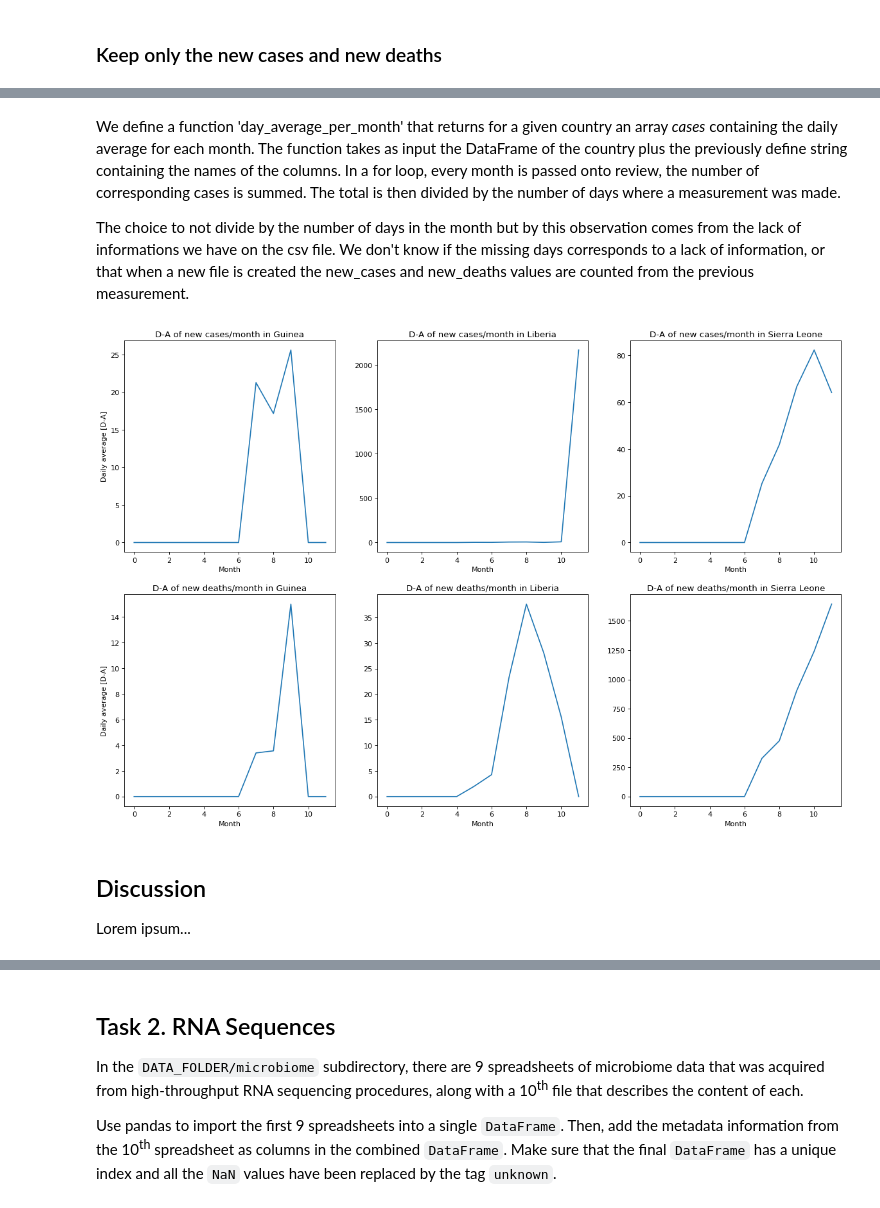
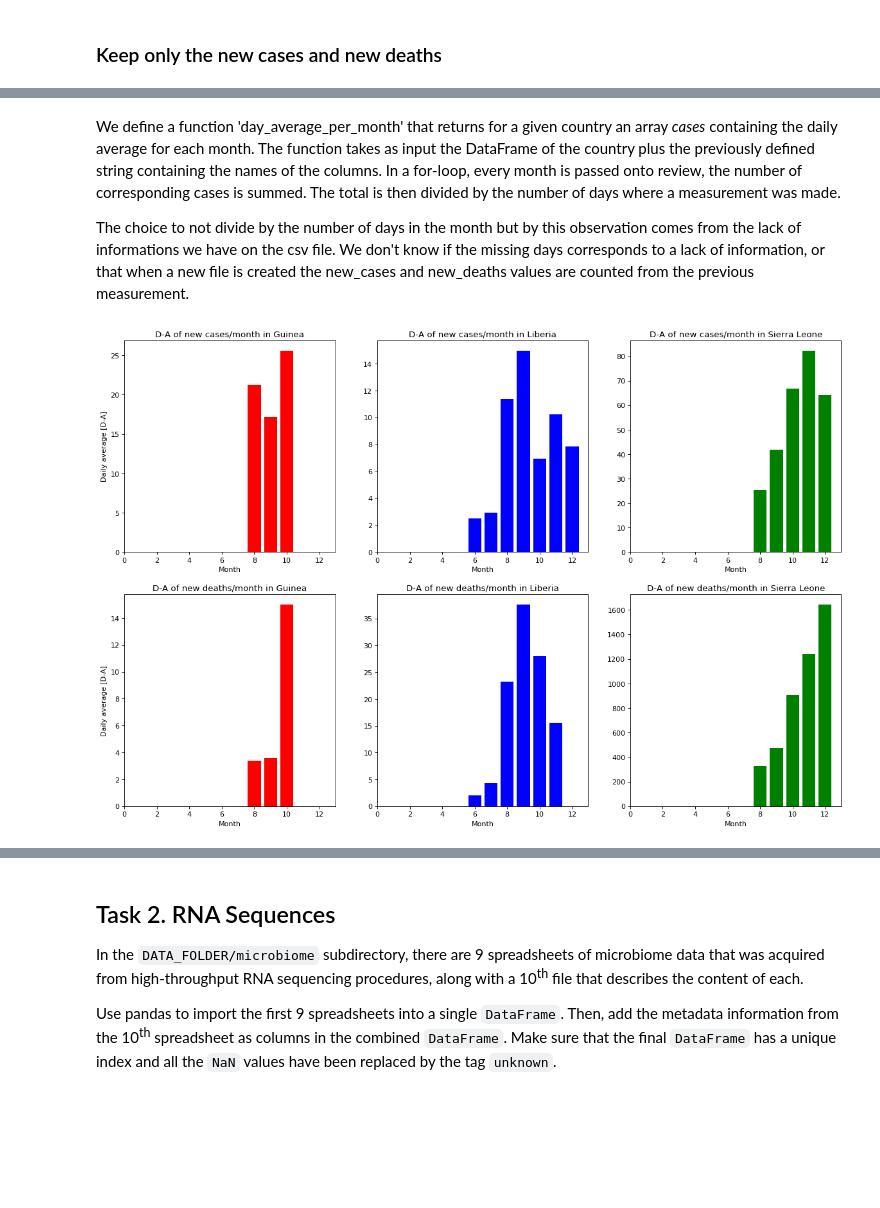
Before and after one commit to julied20/ada-2017, a Jupyter notebook: Homeworks/Homework01/Homework_1_Tristan.ipynb, the cells around one changed output, grey strips where cells are left out. Saved outputs shown, nothing was run; the diff lists cells and outputs as text; code cells hidden in the pictures; blank space fills up the shorter version.

```diff
--- a/Homeworks/Homework01/Homework_1_Tristan.ipynb
+++ b/Homeworks/Homework01/Homework_1_Tristan.ipynb
@@ -52,7 +52,7 @@ noDrop = 0; toDrop = 1
 suspected_percentage = 0.7 * np.ones(12)
 probable_percentage = 0.3  * np.ones(12)
 
-# Name of all columns in each csv files
+# Name of all columns in each csv files + Terms of interest
 guinea_string =  ['Date','Description','Totals','New cases','New deaths registered today']
 sierra_string =  ['date','variable','National','new_confirmed','death_confirmed']
 liberia_string = ['Date','Variable','National','New case/s','Newly reported deaths']
@@ -63,8 +63,8 @@ search_deaths =            ['New deaths registered','Newly reported deaths','dea
 confirmed_to_drop_cases  = ['health']
 confirmed_to_drop_deaths = ['health','probables', 'confirmed', 'suspects']
 
-probable_search_cases  = ['New cases of probables','New Case/s (Probable)','new_probable']
-suspected_search_cases = ['New cases of suspects','New case/s (Suspected)','new_suspected']
+probable_search_cases  = ['New cases of probables','New Case/s \(Probable\)','new_probable']
+suspected_search_cases = ['New cases of suspects','New case/s \(Suspected\)','new_suspected']
 
 null_string = []
 # %%
@@ -96,7 +95,7 @@ sierra_suspected_cases = search_dataframe(sierra_leone_df, sierra_string, suspec
 sierra_probable_cases  = search_dataframe(sierra_leone_df, sierra_string, probable_search_cases, null_string, noDrop)
 sierra_deaths = search_dataframe(sierra_leone_df,sierra_string,search_deaths,null_string, noDrop)
 # %% [markdown]
-We define a function 'day_average_per_month' that returns for a given country an array _cases_ containing the daily average for each month. The function takes as input the DataFrame of the country plus the previously define string containing the names of the columns. In a for loop, every month is passed onto review, the number of corresponding cases is summed. The total is then divided by the number of days where a measurement was made.
+We define a function 'day_average_per_month' that returns for a given country an array _cases_ containing the daily average for each month. The function takes as input the DataFrame of the country plus the previously defined string containing the names of the columns. In a for-loop, every month is passed onto review, the number of corresponding cases is summed. The total is then divided by the number of days where a measurement was made.
 
 The choice to not divide by the number of days in the month but by this observation comes from the lack of informations we have on the csv file. We don't know if the missing days corresponds to a lack of information, or that when a new file is created the new_cases and new_deaths values are counted from the previous measurement.
 # %%
@@ -128,6 +127,11 @@ def day_average_per_month(country_df, country_string):
 
     return cases
 # %%
+# We delete the last few lines of Liberia as they seem false. Commentary below in the Discussion
+liberia_confirmed_cases = liberia_confirmed_cases[:-6]
+liberia_suspected_cases = liberia_suspected_cases[:-6]
+liberia_probable_cases = liberia_probable_cases[:-6]
+
 # Calculation of the different values
 da_cases_guinea  =    day_average_per_month(guinea_confirmed_cases, guinea_string) \
                     + probable_percentage  * day_average_per_month(guinea_probable_cases, guinea_string) \
@@ -139,50 +143,47 @@ da_cases_sierra  =    day_average_per_month(sierra_confirmed_cases, sierra_strin
                     + probable_percentage  * day_average_per_month(sierra_probable_cases, sierra_string) \
                     + suspected_percentage * day_average_per_month(sierra_suspected_cases, sierra_string);
 
-da_deaths_guinea = day_average_per_month(deaths_guinea, guinea_string);
-da_deaths_liberia = day_average_per_month(deaths_liberia, liberia_string);
-da_deaths_sierra = day_average_per_month(deaths_sl, sierra_string);
+da_deaths_guinea = day_average_per_month(guinea_deaths, guinea_string);
+da_deaths_liberia = day_average_per_month(liberia_deaths, liberia_string);
+da_deaths_sierra = day_average_per_month(sierra_deaths, sierra_string);
 # %%
 # Total Plot
 
 fig=plt.figure(figsize=(18, 12), dpi= 80, facecolor='w', edgecolor='k')
+month = np.linspace(1,12,12)
 
 plt.subplot(2, 3, 1)
-plt.plot(da_cases_guinea)
+plt.bar(month,da_cases_guinea, color = "red")
 plt.xlabel('Month')
 plt.ylabel('Daily average [D-A]')
 plt.title('D-A of new cases/month in Guinea')
 
 plt.subplot(2, 3, 4)
-plt.plot(da_deaths_guinea)
+plt.bar(month,da_deaths_guinea, color = "red")
 plt.xlabel('Month')
 plt.ylabel('Daily average [D-A]')
 plt.title('D-A of new deaths/month in Guinea')
 
 plt.subplot(2, 3, 2)
-plt.plot(da_cases_liberia)
+plt.bar(month,da_cases_liberia, color = "blue")
 plt.xlabel('Month')
 plt.title('D-A of new cases/month in Liberia')
 
 plt.subplot(2, 3, 5)
-plt.plot(da_deaths_liberia)
+plt.bar(month,da_deaths_liberia, color = "blue")
 plt.xlabel('Month')
 plt.title('D-A of new deaths/month in Liberia')
 
 plt.subplot(2, 3, 3)
-plt.plot(da_cases_sierra)
+plt.bar(month,da_cases_sierra, color = "green")
 plt.xlabel('Month')
 plt.title('D-A of new cases/month in Sierra Leone')
 
 plt.subplot(2, 3, 6)
-plt.plot(da_deaths_sierra)
+plt.bar(month,da_deaths_sierra, color = "green")
 plt.xlabel('Month')
 plt.title('D-A of new deaths/month in Sierra Leone')
 
 plt.show()
 # %% [output]
-[figure, old version]
+[figure, new version]
-# %% [markdown]
-## Discussion
-
-Lorem ipsum...
```
Also changed, not shown: parts of 4 cells of this notebook.
